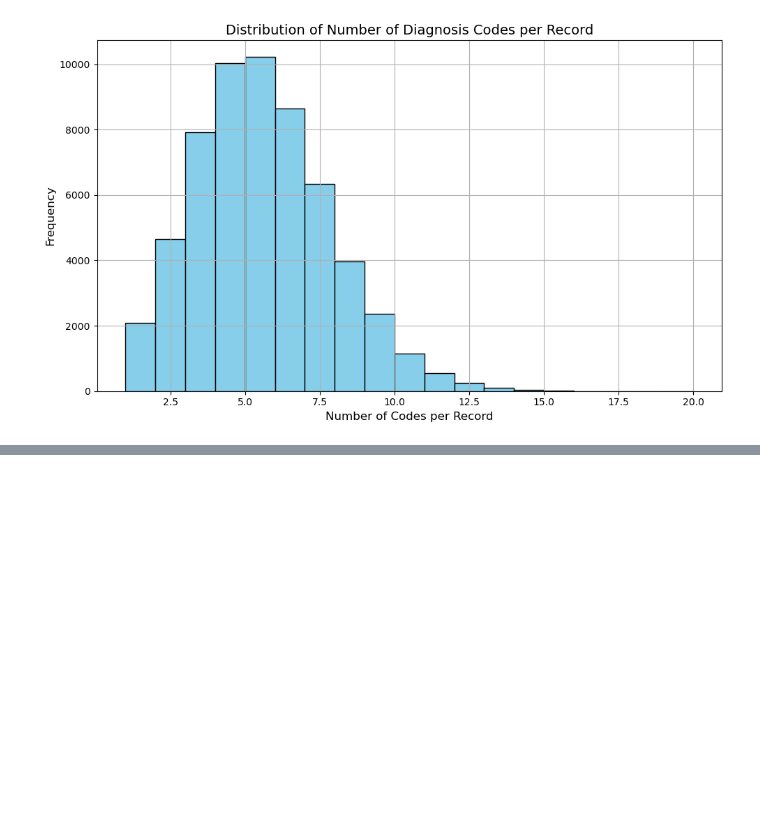
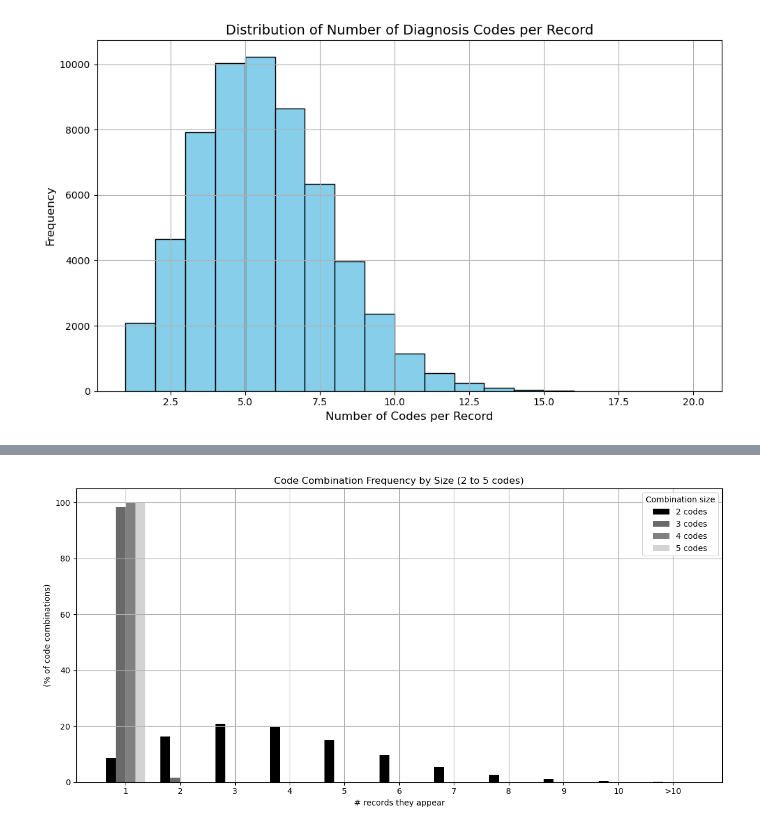
Before and after one commit to ikotsov/Disassociation-Algorithm, a Jupyter notebook: notebooks/experimental_evaluation.ipynb, the cells around one changed output, grey strips where cells are left out. Saved outputs shown, nothing was run; the diff lists cells and outputs as text; code cells hidden in the pictures; blank space fills up the shorter version.

```diff
--- a/notebooks/experimental_evaluation.ipynb
+++ b/notebooks/experimental_evaluation.ipynb
@@ -37,0 +44,71 @@ Very few records have more than 15 codes — matching the expected right-skewed
+# %%
+from itertools import combinations # module to generate combinations
+from collections import Counter # class for counting frequencies of items in iterables
+
+# Convert each record (string) to a sorted list of diagnosis codes
+records = df[0].astype(str).apply(lambda x: sorted(x.split(","))).tolist()
+
+# Setup plotting parameters
+ms = [2, 3, 4, 5]  # combination sizes
+colors = ['black', 'dimgray', 'gray', 'lightgray']  # one color per m
+x_labels = [str(i) for i in range(1, 11)] + ['>10']
+x_indices = np.arange(len(x_labels))  # for proper x-tick alignment
+bar_width = 0.18  # width of each bar
+
+# Prepare figure
+plt.figure(figsize=(12, 6))
+summary_data = []
+
+# Loop over each m (size of combination)
+for i, (m, color) in enumerate(zip(ms, colors)):
+    combo_counter = Counter()
+
+    # Generate all m-sized code combinations across all records
+    for codes in records:
+        if len(codes) >= m:
+            combo_counter.update(combinations(codes, m))
+
+    # Count how often each combination appears (e.g., 1 time, 2 times, ...)
+    freq_counter = Counter(combo_counter.values())
+
+    # Example
+    # codes = ["A", "B", "C"]
+    # combinations(codes, 2) → ("A", "B"), ("A", "C"), ("B", "C")
+
+    # Normalize: Convert to percentage of total combinations
+    total_combos = sum(freq_counter.values())
+    y_vals = [0] * len(x_labels)
+    for count, freq in freq_counter.items():
+        if count <= 10:
+            y_vals[count - 1] += 100 * freq / total_combos
+        else:
+            y_vals[-1] += 100 * freq / total_combos
+
+    # Offset bars to group side-by-side for each x tick
+    offset = (i - 1.5) * bar_width
+    positions = x_indices + offset
+    plt.bar(positions, y_vals, width=bar_width, color=color, label=f"{m} codes")
+
+    # Prepare summary stats for table
+    appear_once = freq_counter[1] / total_combos * 100
+    appear_twice = freq_counter[2] / total_combos * 100 if 2 in freq_counter else 0
+    appear_three_plus = sum(v for k, v in freq_counter.items() if k >= 3) / total_combos * 100
+
+    summary_data.append({
+        "Combination size (m)": m,
+        "Appear once (%)": round(appear_once, 2),
+        "Appear twice (%)": round(appear_twice, 2),
+        "Appear 3+ times (%)": round(appear_three_plus, 2),
+    })
+
+# Final plot formatting
+plt.xticks(x_indices, x_labels)
+plt.xlabel("# records they appear")
+plt.ylabel("(% of code combinations)")
+plt.title("Code Combination Frequency by Size (2 to 5 codes)")
+plt.legend(title="Combination size")
+plt.grid(True)
+plt.tight_layout()
+plt.show()
+# %% [output]
+[figure, added]
```
Also changed, not shown: parts of 11 cells of this notebook.
